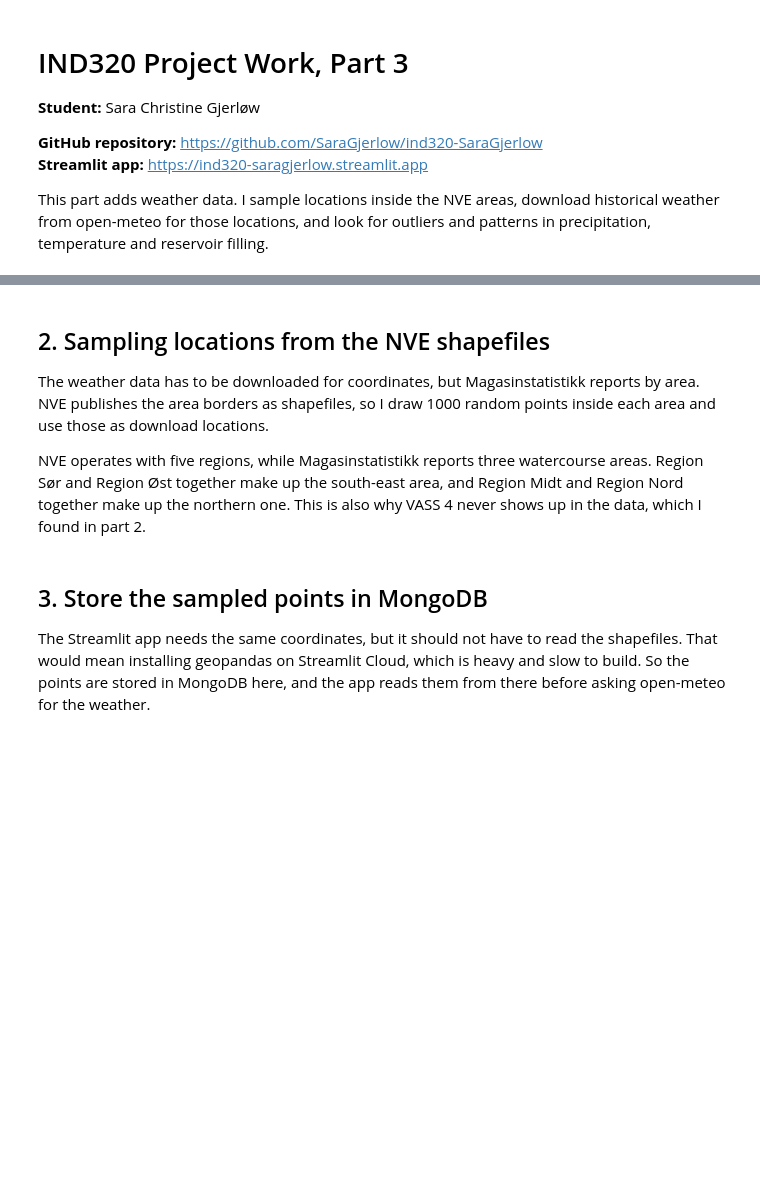
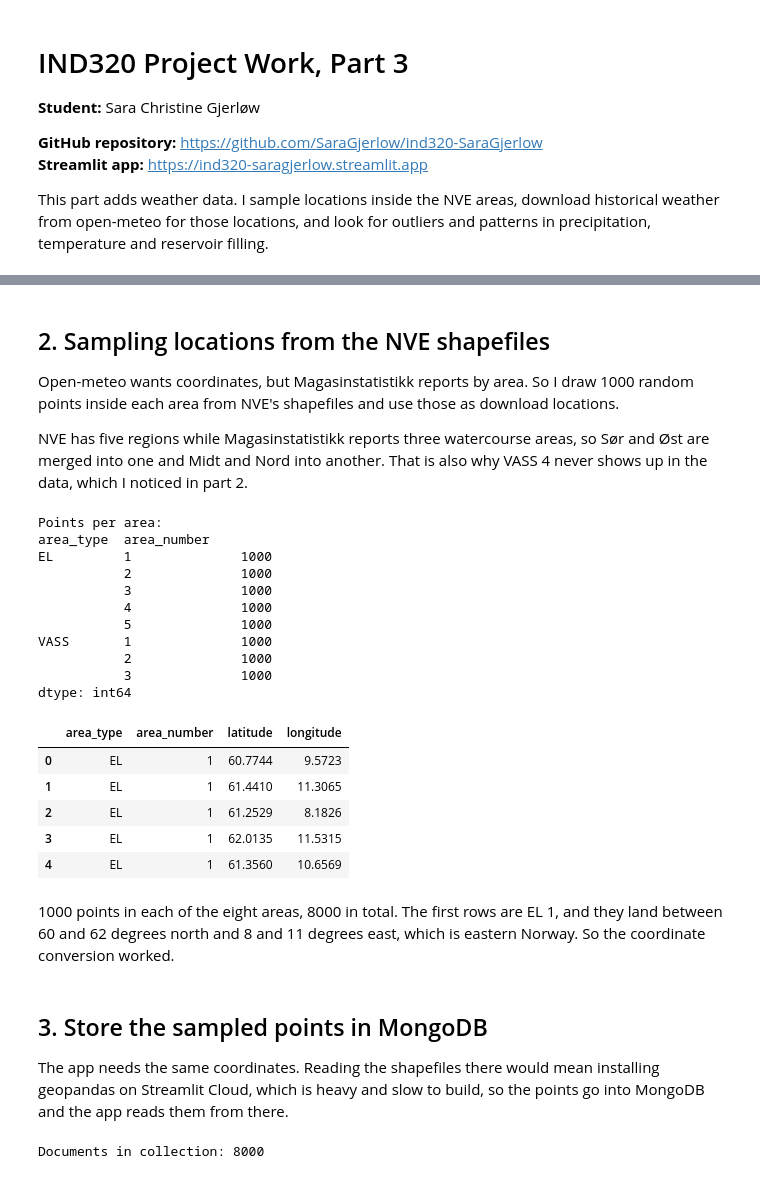
Before and after one commit to SaraGjerlow/ind320-SaraGjerlow, a Jupyter notebook: notebooks/part3.ipynb, the cells around one changed output, grey strips where cells are left out. Cells and saved outputs as stored; diff of their text form; code cells hidden in the pictures; blank space fills up the shorter version.

```diff
--- a/notebooks/part3.ipynb
+++ b/notebooks/part3.ipynb
@@ -52,21 +54,19 @@ session = requests_cache.CachedSession(".openmeteo_cache", expire_after=-1)
 # %% [markdown]
 ## 2. Sampling locations from the NVE shapefiles
 
-The weather data has to be downloaded for coordinates, but Magasinstatistikk
-reports by area. NVE publishes the area borders as shapefiles, so I draw 1000
-random points inside each area and use those as download locations.
+Open-meteo wants coordinates, but Magasinstatistikk reports by area. So I draw
+1000 random points inside each area from NVE's shapefiles and use those as
+download locations.
 
-NVE operates with five regions, while Magasinstatistikk reports three
-watercourse areas. Region Sør and Region Øst together make up the south-east
-area, and Region Midt and Region Nord together make up the northern one. This
-is also why VASS 4 never shows up in the data, which I found in part 2.
+NVE has five regions while Magasinstatistikk reports three watercourse areas,
+so Sør and Øst are merged into one and Midt and Nord into another. That is
+also why VASS 4 never shows up in the data, which I noticed in part 2.
 # %%
 SHAPEFILE_DIR = Path("../shapefiles")
 POINTS_PER_AREA = 1000
 RANDOM_STATE = 42
 
-# NVE's five regions grouped into the three watercourse areas that
-# Magasinstatistikk actually reports.
+# NVE's five regions grouped into the three areas Magasinstatistikk reports.
 REGION_TO_VASS = {"RS": 1, "RØ": 1, "RV": 2, "RM": 3, "RN": 3}
 
 
@@ -74,67 +74,92 @@ def sample_points(polygons, area_type):
     """Draw random points inside each polygon and return them as a table.
 
     The shapefiles use UTM coordinates in metres, so the points are converted
-    to ordinary latitude and longitude, which is what open-meteo expects.
+    to latitude and longitude, which is what open-meteo expects.
     """
     points = polygons["geometry"].sample_points(
         size=POINTS_PER_AREA, rng=RANDOM_STATE
     )
     points = points.to_crs(epsg=4326)
 
+    # Each polygon gives one multipoint, so it is unpacked into single rows.
     rows = []
     for index, multipoint in points.items():
         area_number = polygons.loc[index, "area_number"]
         for point in multipoint.geoms:
             rows.append({
                 "area_type": area_type,
                 "area_number": int(area_number),
                 "latitude": round(point.y, 4),
                 "longitude": round(point.x, 4),
             })
 
     return pd.DataFrame(rows)
 
 
-# The electricity price areas are named "NO 1" to "NO 5" in the file.
-# The encoding has to be given, or Norwegian letters come out wrong.
+# The encoding has to be given, or the Norwegian letters come out wrong.
 el_areas = gpd.read_file(
     SHAPEFILE_DIR / "Budområder/Budområder.shp", encoding="utf-8"
 )
+
+# The areas are named "NO 1" to "NO 5", so the number is cut out of the name.
 el_areas["area_number"] = el_areas["budomr"].str.replace("NO ", "").astype(int)
 el_points = sample_points(el_areas, "EL")
 
-# The regions are merged two and two before sampling, so the points are spread
-# over the whole area instead of 1000 per NVE region.
 vass_areas = gpd.read_file(
     SHAPEFILE_DIR / "NVE_Region/NVE_Region.shp", encoding="utf-8"
 )
 vass_areas["area_number"] = vass_areas["REGION"].map(REGION_TO_VASS)
+
+# Merge the regions two and two, so the points cover the whole area.
 vass_areas = vass_areas.dissolve(by="area_number", as_index=False)
 vass_points = sample_points(vass_areas, "VASS")
 
 points = pd.concat([el_points, vass_points], ignore_index=True)
 
 print("Points per area:")
 print(points.groupby(["area_type", "area_number"]).size())
 points.head()
+# %% [output]
+Points per area:
+area_type  area_number
+EL         1              1000
+           2              1000
+           3              1000
+           4              1000
+           5              1000
+VASS       1              1000
+           2              1000
+           3              1000
+dtype: int64
+|  | area_type | area_number | latitude | longitude |
+| 0 | EL | 1 | 60.7744 | 9.5723 |
+| 1 | EL | 1 | 61.4410 | 11.3065 |
+| 2 | EL | 1 | 61.2529 | 8.1826 |
+| 3 | EL | 1 | 62.0135 | 11.5315 |
+| 4 | EL | 1 | 61.3560 | 10.6569 |
+# %% [markdown]
+1000 points in each of the eight areas, 8000 in total. The first rows are EL
+1, and they land between 60 and 62 degrees north and 8 and 11 degrees east,
+which is eastern Norway. So the coordinate conversion worked.
 # %% [markdown]
 ## 3. Store the sampled points in MongoDB
 
-The Streamlit app needs the same coordinates, but it should not have to read
-the shapefiles. That would mean installing geopandas on Streamlit Cloud, which
-is heavy and slow to build. So the points are stored in MongoDB here, and the
-app reads them from there before asking open-meteo for the weather.
+The app needs the same coordinates. Reading the shapefiles there would mean
+installing geopandas on Streamlit Cloud, which is heavy and slow to build, so
+the points go into MongoDB and the app reads them from there.
 # %%
 database = mongo_client["ind320"]
 collection = database["area_points"]
 
-# Emptied first, so running the notebook again does not duplicate anything.
+# Empty it first, so running the notebook again does not duplicate anything.
 collection.delete_many({})
 
-# MongoDB stores dictionaries. to_dict("records") makes one per row.
+# MongoDB stores dictionaries, and to_dict("records") makes one per row.
 collection.insert_many(points.to_dict("records"))
 
 print("Documents in collection:", collection.count_documents({}))
+# %% [output]
+Documents in collection: 8000
 # %% [markdown]
 ## 4. Weather data from open-meteo
 
```
Also changed, not shown: parts of 40 cells of this notebook.
